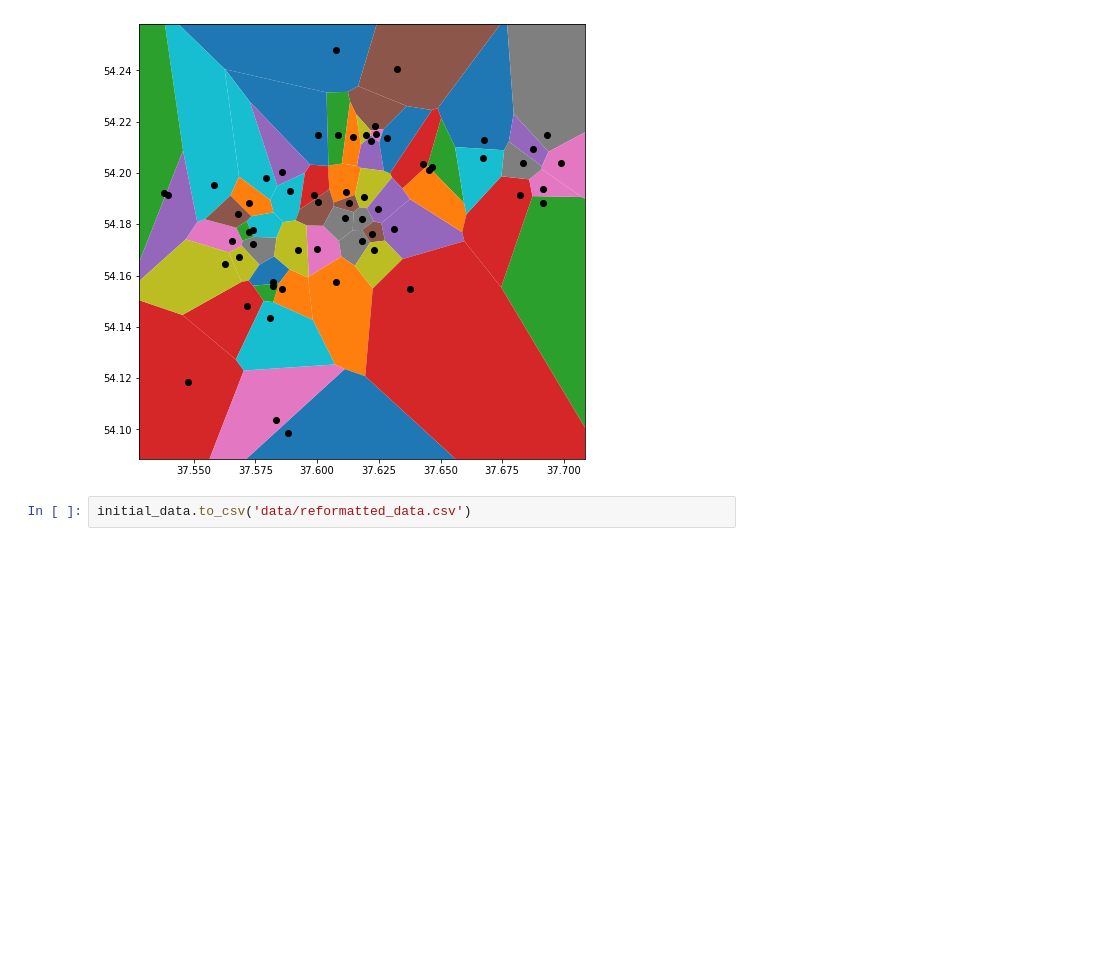
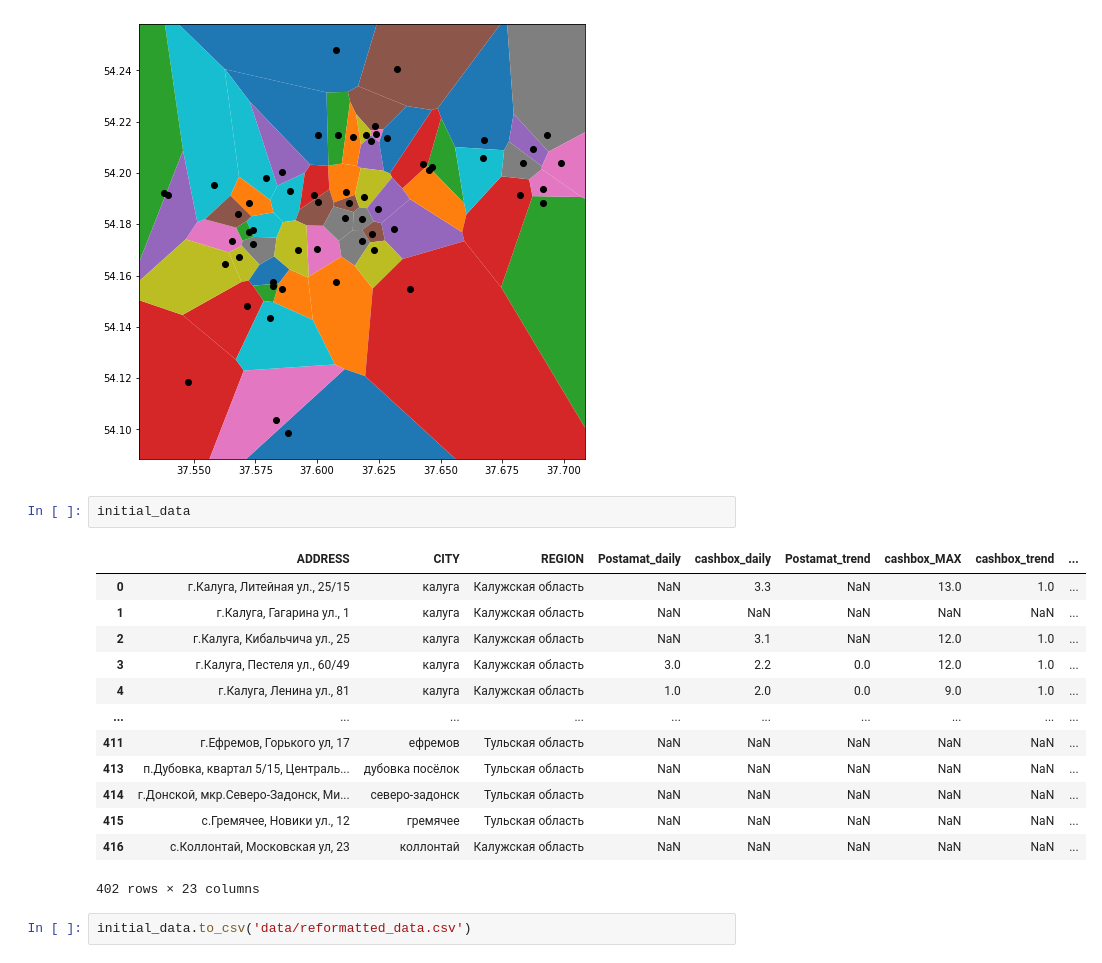
Before and after one commit to PPnP/HackChange, a Jupyter notebook: DataAnalysis/Primary_analysis.ipynb, the cells around one changed output. Drawn from its saved outputs; the diff is of its cells as text; blank space fills up the shorter version.

```diff
--- a/DataAnalysis/Primary_analysis.ipynb
+++ b/DataAnalysis/Primary_analysis.ipynb
@@ -282,5 +282,21 @@ city_plot('тула')
 city_plot_all('тула')
 # %% [output]
 [figure]
+# %%
+initial_data
+# %% [output]
+|  | ADDRESS | CITY | REGION | Postamat_daily | cashbox_daily | Postamat_trend | cashbox_MAX | cashbox_trend | ... |
+| 0 | г.Калуга, Литейная ул., 25/15 | калуга | Калужская область | NaN | 3.3 | NaN | 13.0 | 1.0 | ... |
+| 1 | г.Калуга, Гагарина ул., 1 | калуга | Калужская область | NaN | NaN | NaN | NaN | NaN | ... |
+| 2 | г.Калуга, Кибальчича ул., 25 | калуга | Калужская область | NaN | 3.1 | NaN | 12.0 | 1.0 | ... |
+| 3 | г.Калуга, Пестеля ул., 60/49 | калуга | Калужская область | 3.0 | 2.2 | 0.0 | 12.0 | 1.0 | ... |
+| 4 | г.Калуга, Ленина ул., 81 | калуга | Калужская область | 1.0 | 2.0 | 0.0 | 9.0 | 1.0 | ... |
+| ... | ... | ... | ... | ... | ... | ... | ... | ... | ... |
+| 411 | г.Ефремов, Горького ул, 17 | ефремов | Тульская область | NaN | NaN | NaN | NaN | NaN | ... |
+| 413 | п.Дубовка, квартал 5/15, Централь... | дубовка посёлок | Тульская область | NaN | NaN | NaN | NaN | NaN | ... |
+| 414 | г.Донской, мкр.Северо-Задонск, Ми... | северо-задонск | Тульская область | NaN | NaN | NaN | NaN | NaN | ... |
+| 415 | с.Гремячее, Новики ул., 12 | гремячее | Тульская область | NaN | NaN | NaN | NaN | NaN | ... |
+| 416 | с.Коллонтай, Московская ул, 23 | коллонтай | Калужская область | NaN | NaN | NaN | NaN | NaN | ... |
+402 rows × 23 columns
 # %%
 initial_data.to_csv('data/reformatted_data.csv')
```
Also changed, not shown: 3 other files.
